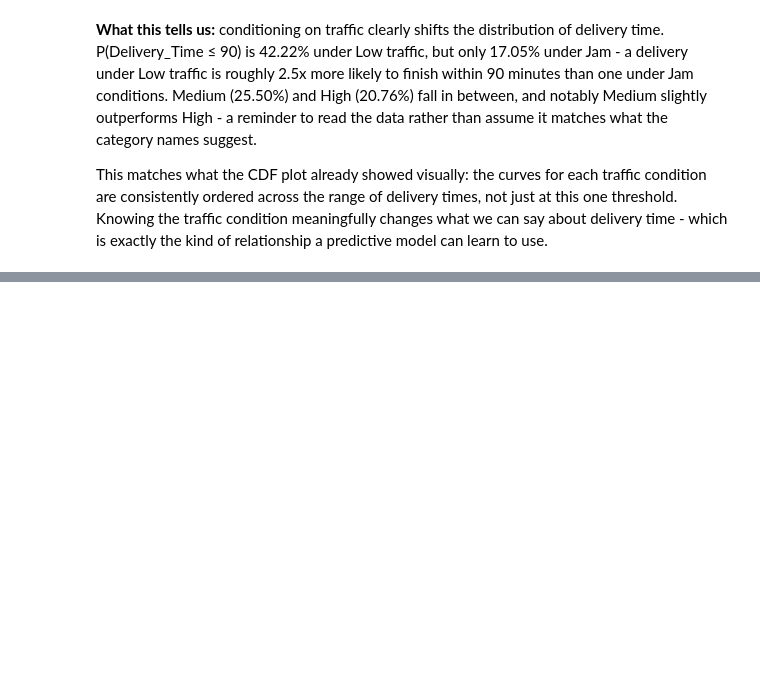
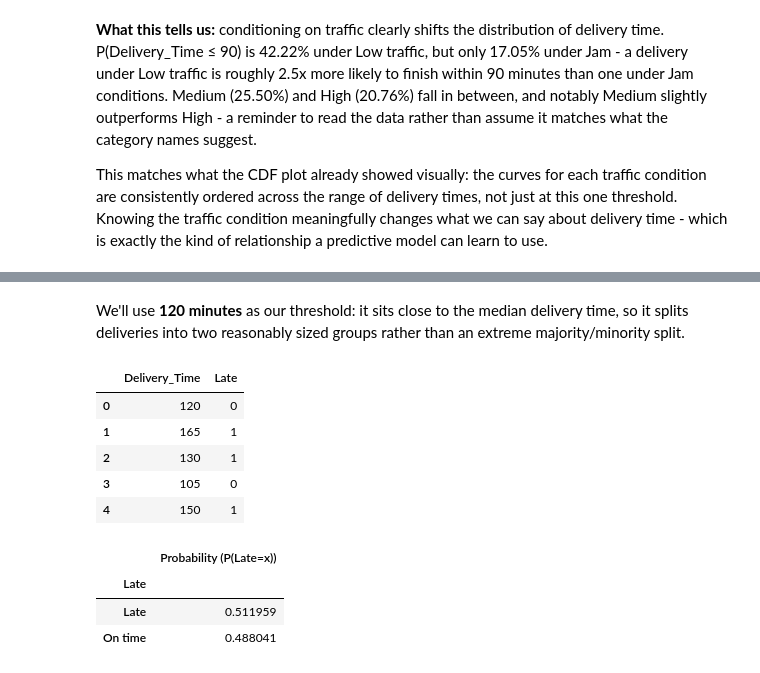
Before and after one commit to Michael-Nyawade/amazon-delivery-pmf-pdf-cdf, a Jupyter notebook: amazon-delivery.ipynb, the cells around one changed output, grey strips where cells are left out. Cells and saved outputs as stored; diff of their text form; code cells hidden in the pictures; blank space fills up the shorter version.

Commit message:
Define late-delivery threshold and target variable

```diff
--- a/amazon-delivery.ipynb
+++ b/amazon-delivery.ipynb
@@ -340,0 +371,24 @@ This matches what the CDF plot already showed visually: the curves for each traf
+# %% [markdown]
+We'll use **120 minutes** as our threshold: it sits close to the median delivery time, so it splits deliveries into two reasonably sized groups rather than an extreme majority/minority split.
+# %%
+threshold = 120
+df["Late"] = (df["Delivery_Time"] > threshold).astype(int)
+df[["Delivery_Time", "Late"]].head()
+# %% [output]
+|  | Delivery_Time | Late |
+| 0 | 120 | 0 |
+| 1 | 165 | 1 |
+| 2 | 130 | 1 |
+| 3 | 105 | 0 |
+| 4 | 150 | 1 |
+# %%
+# P(Late) is itself just a PMF over a binary variable we constructed
+pmfLate = ((df["Late"].value_counts(normalize=True))
+    .to_frame(name="Probability (P(Late=x))")
+    .rename(index={0: "On time", 1: "Late"}))
+pmfLate
+# %% [output]
+|  | Probability (P(Late=x)) |
+| Late |  |
+| Late | 0.511959 |
+| On time | 0.488041 |
```
Also changed, not shown: parts of 3 cells of this notebook.
